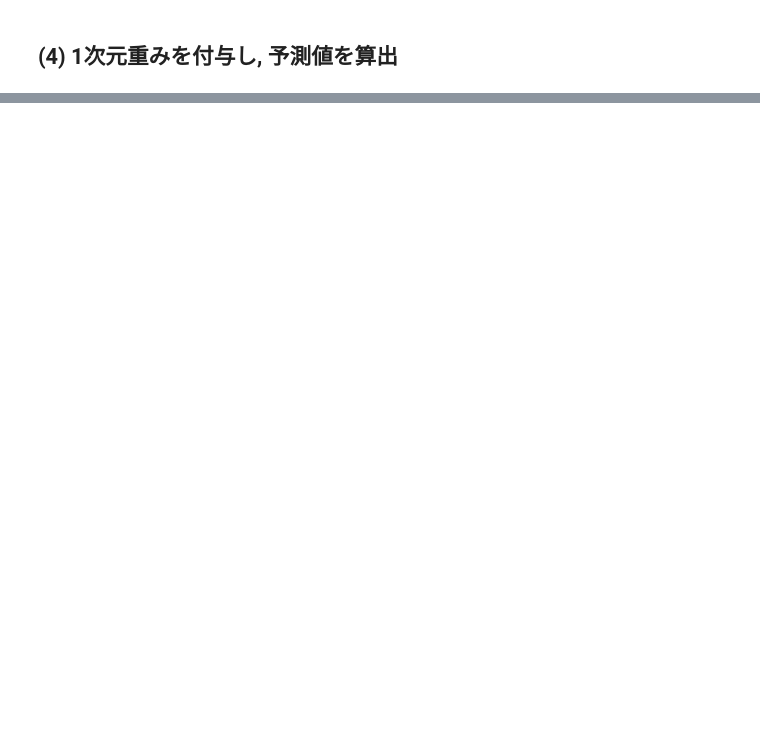
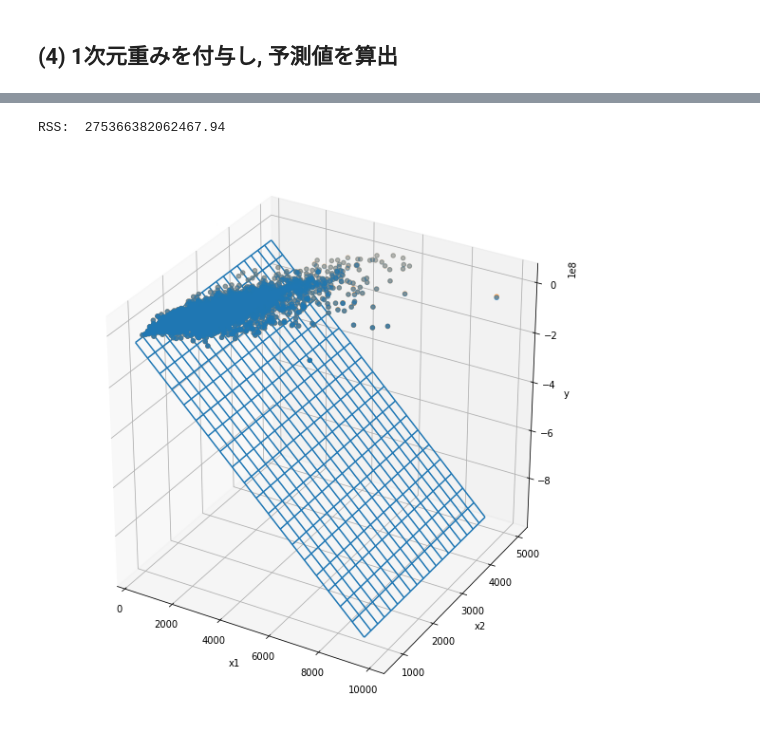
Before and after one commit to kazuki-komori/coursera, a Jupyter notebook: regression/CSR_regression_w3.ipynb, the cells around one changed output, grey strips where cells are left out. Cells and saved outputs as stored; diff of their text form; code cells hidden in the pictures; blank space fills up the shorter version.

```diff
--- a/regression/CSR_regression_w3.ipynb
+++ b/regression/CSR_regression_w3.ipynb
@@ -112,0 +277,17 @@ def feature_derivative(errors, feature):
+# %%
+def plt_3d(x1, x2, y, current, weights):
+  fig=plt.figure(figsize=(8, 8))
+  ax=Axes3D(fig)
+
+  ax.scatter3D(x1, x2, y)
+  ax.scatter3D(x1, x2, current)
+  ax.set_xlabel("x1")
+  ax.set_ylabel("x2")
+  ax.set_zlabel("y")
+
+  mesh_x1 = np.arange(x1.min(), x1.max(), (x1.max()-x1.min())/20)
+  mesh_x2 = np.arange(x2.min(), x2.max(), (x2.max()-x2.min())/20)
+  mesh_x1, mesh_x2 = np.meshgrid(mesh_x1, mesh_x2)
+  mesh_y = weights[0] * mesh_x1 + weights[1] * mesh_x2 + weights[2]
+  ax.plot_wireframe(mesh_x1, mesh_x2, mesh_y)
+  plt.show()
@@ -112,0 +359,9 @@ def feature_derivative(errors, feature):
+# %%
+model3_features = ["sqft_living", "bedrooms", "bathrooms", "lat", "long"]
+target = 'price'
+feature_matrix, output = get_numpy_data(df_train, model3_features, target)
+initial_weights = np.array([-100000., 1., 1., 1., 1., 1.])
+step_size = 4e-12
+tolerance = 1.5e9
+# %%
+model3_weights = regression_gradient_descent(feature_matrix, output, initial_weights, step_size, tolerance)
@@ -112,0 +380,10 @@ def feature_derivative(errors, feature):
+# %%
+test_simple_feature_matrix, test_output = get_numpy_data(df_test, model3_features, target)
+model3_pred = predict_outcome(test_simple_feature_matrix, model3_weights)
+model3_rss = calc_rss(df_test["price"].to_numpy(), model3_pred)
+# %% [output]
+RSS:  275366382062467.94
+# %%
+plt_3d(df_test["sqft_living"], df_test["sqft_living15"], model3_pred, df_test["price"], model3_weights)
+# %% [output]
+[figure, added]
```
Also changed, not shown: parts of 49 cells of this notebook.
